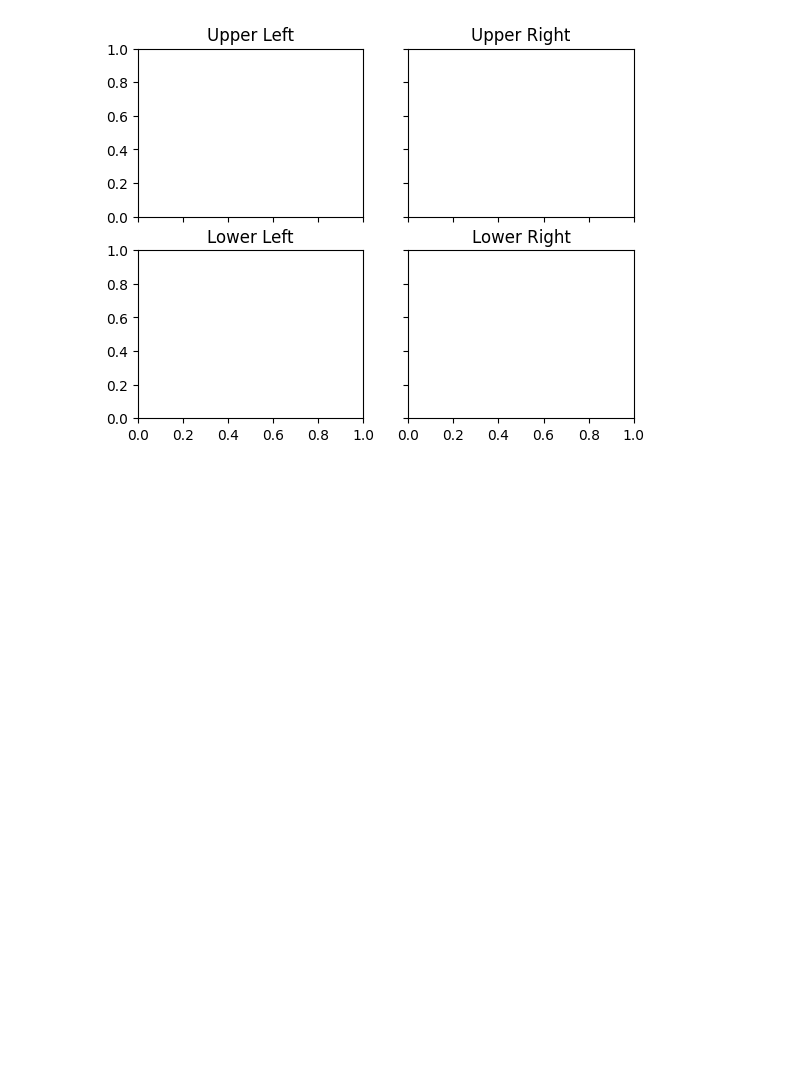
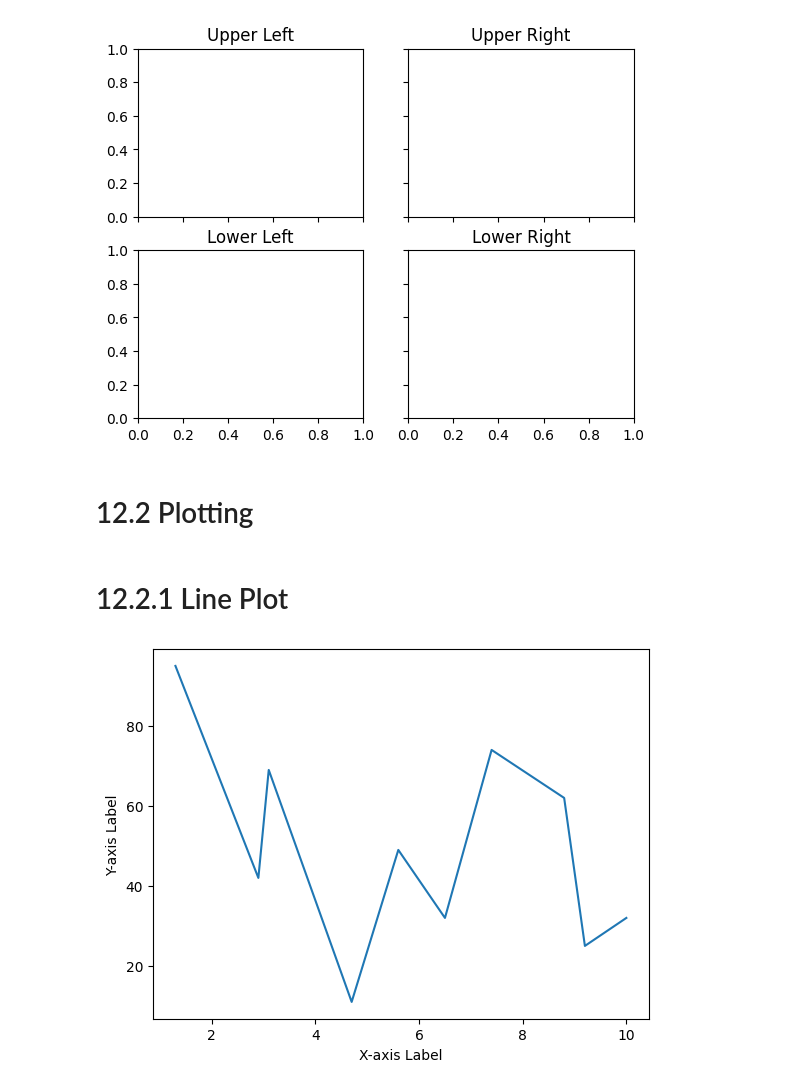
Before and after one commit to gr8bipin/python_basics_finance, a Jupyter notebook: matplotlib.ipynb, the cells around one changed output. Saved outputs shown, nothing was run; the diff lists cells and outputs as text; code cells hidden in the pictures; blank space fills up the shorter version.

```diff
--- a/matplotlib.ipynb
+++ b/matplotlib.ipynb
@@ -251,3 +251,5 @@ plt.show()
 [figure]
 # %%
 ## Figure 5: Subplots with the share axes
+# %% [markdown]
+# 12.2 Plotting
@@ -253,0 +273,2 @@ plt.show()
+# %% [markdown]
+# 12.2.1 Line Plot
@@ -253,0 +279,18 @@ plt.show()
+# %%
+# Example 6
+# Defining coordinates to be plotted on X and Y axes respectively
+
+import matplotlib.pyplot as plt
+
+x = [1.3, 2.9, 3.1, 4.7, 5.6, 6.5, 7.4, 8.8, 9.2, 10]
+y = [95, 42, 69, 11, 49, 32, 74, 62, 25, 32]
+
+# Plot lists 'x' and 'y'
+plt.plot(x, y)
+
+# Plot axes labels and show the plot
+plt.xlabel('X-axis Label')
+plt.ylabel('Y-axis Label')
+plt.show()
+# %% [output]
+[figure, added]
```
Also changed, not shown: parts of 36 cells of this notebook.
